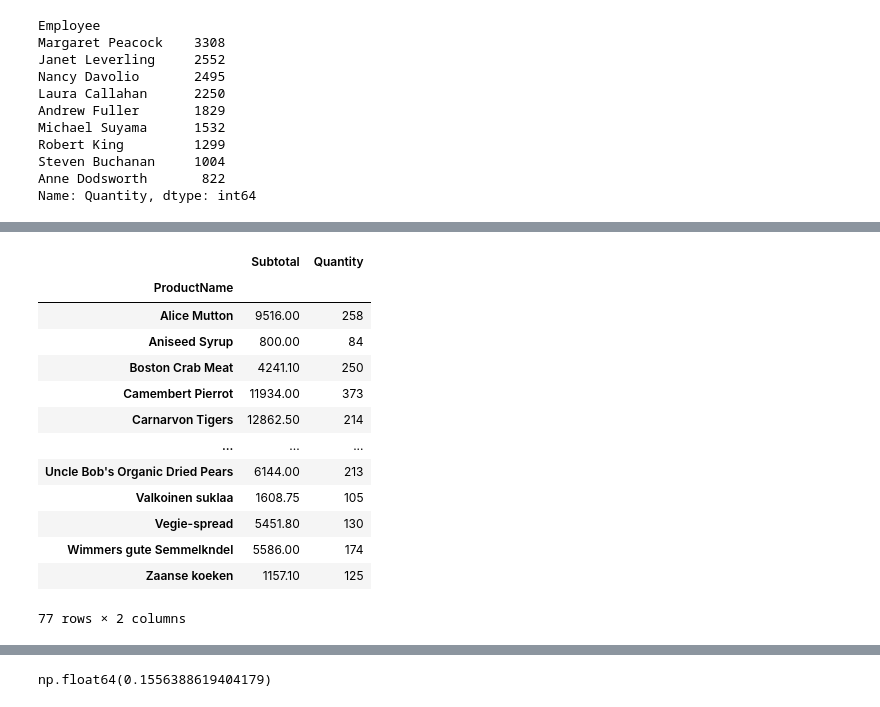
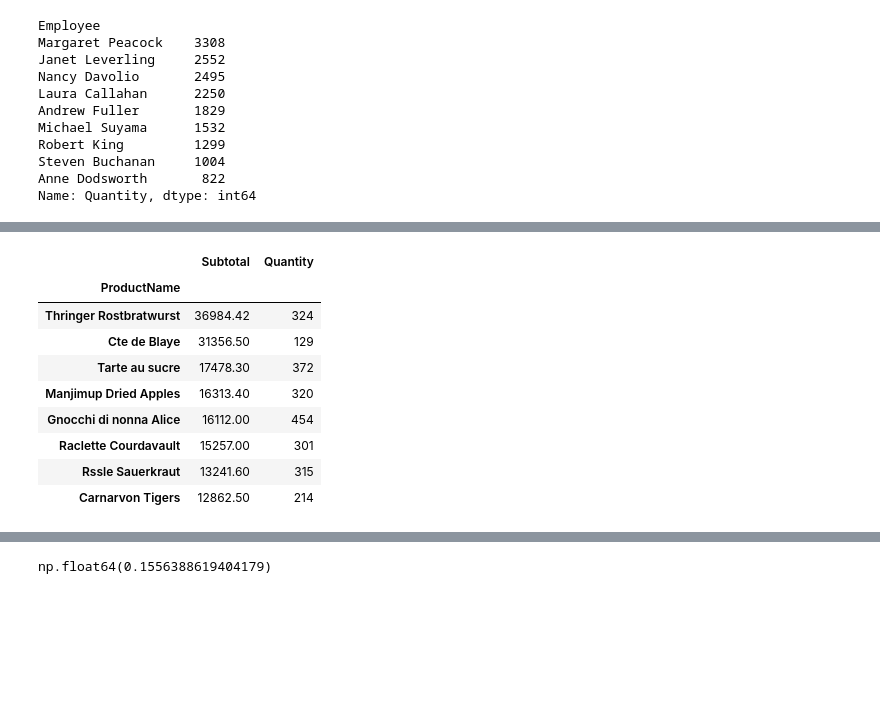
Before and after one commit to jdridges/Capstone_2, a Jupyter notebook: Transactional Analysis.ipynb, the cells around one changed output, grey strips where cells are left out. Cells and saved outputs as stored; diff of their text form; code cells hidden in the pictures; blank space fills up the shorter version.

```diff
--- a/Transactional Analysis.ipynb
+++ b/Transactional Analysis.ipynb
@@ -143,20 +143,16 @@ array(['Mascarpone Fabioli', 'Guaran Fantstica', 'Raclette Courdavault',
        'Laughing Lumberjack Lager', 'Gravad lax',
        "Chef Anton's Gumbo Mix"], dtype=object)
 # %%
-df_top_selling_item = df.groupby('ProductName').agg({'Subtotal' : 'sum', 'Quantity': 'sum'})
+df_top_selling_item = df.groupby('ProductName').agg({'Subtotal' : 'sum', 'Quantity': 'sum'}).sort_values('Subtotal', ascending = False).head(8)
 df_top_selling_item
 # %% [output]
 |  | Subtotal | Quantity |
 | ProductName |  |  |
-| Alice Mutton | 9516.00 | 258 |
-| Aniseed Syrup | 800.00 | 84 |
-| Boston Crab Meat | 4241.10 | 250 |
-| Camembert Pierrot | 11934.00 | 373 |
+| Thringer Rostbratwurst | 36984.42 | 324 |
+| Cte de Blaye | 31356.50 | 129 |
+| Tarte au sucre | 17478.30 | 372 |
+| Manjimup Dried Apples | 16313.40 | 320 |
+| Gnocchi di nonna Alice | 16112.00 | 454 |
+| Raclette Courdavault | 15257.00 | 301 |
+| Rssle Sauerkraut | 13241.60 | 315 |
 | Carnarvon Tigers | 12862.50 | 214 |
-| ... | ... | ... |
-| Uncle Bob's Organic Dried Pears | 6144.00 | 213 |
-| Valkoinen suklaa | 1608.75 | 105 |
-| Vegie-spread | 5451.80 | 130 |
-| Wimmers gute Semmelkndel | 5586.00 | 174 |
-| Zaanse koeken | 1157.10 | 125 |
-77 rows × 2 columns
```
Also changed, not shown: parts of 6 cells of this notebook, 1 other file.
